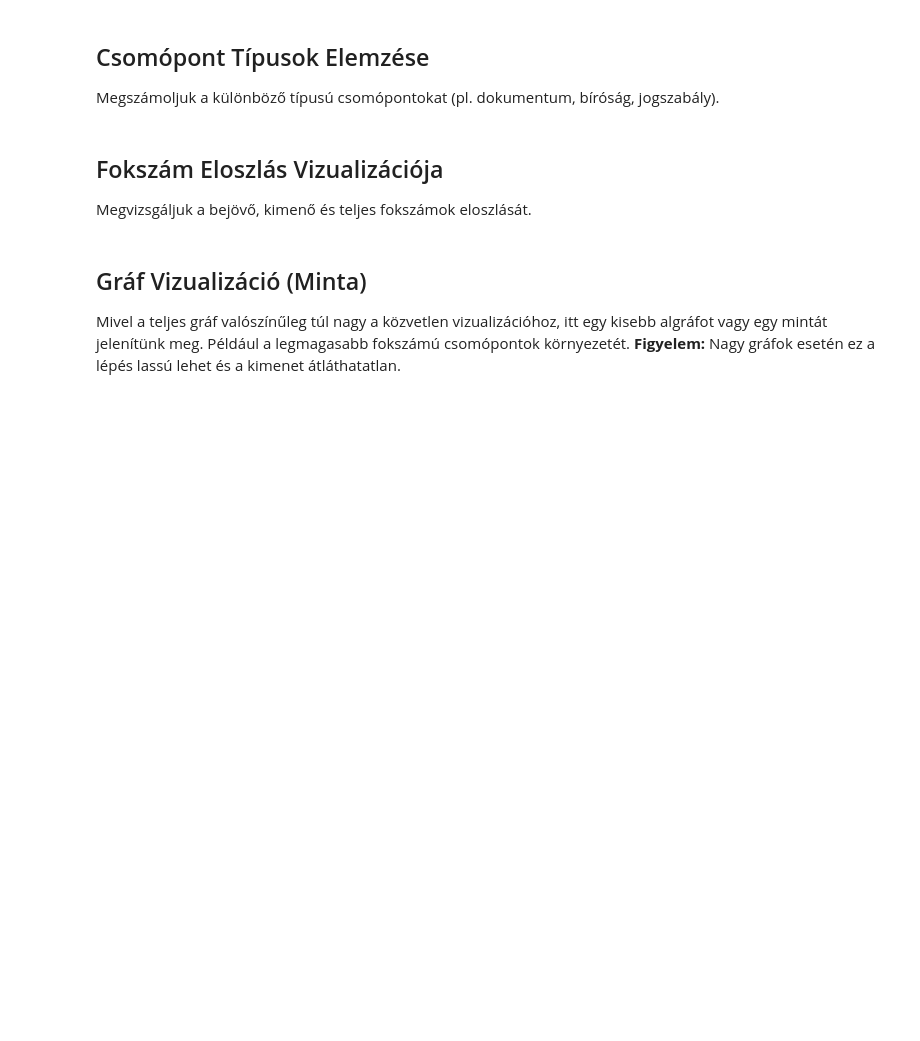
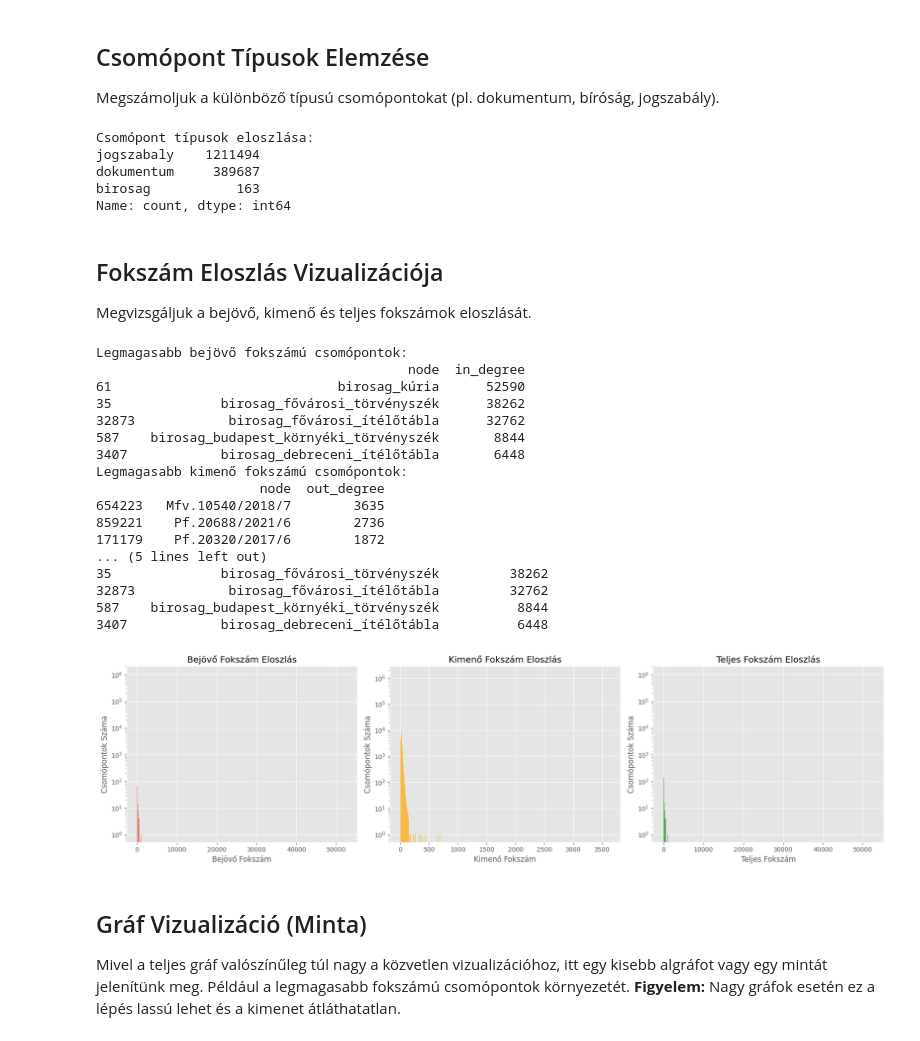
Before and after one commit to ZeleMate/Szakdolgozat, a Jupyter notebook: notebooks/graph_analysis.ipynb, the cells around one changed output. Cells and saved outputs as stored; diff of their text form; code cells hidden in the pictures; blank space fills up the shorter version.

```diff
--- a/notebooks/graph_analysis.ipynb
+++ b/notebooks/graph_analysis.ipynb
@@ -49,14 +116,16 @@ except Exception as e:
 ## Metaadatok Betöltése
 # %%
 try:
+    # Metaadatok betöltése a konfigurációból
+    print(f"Metaadat betöltése: {METADATA_PATH}")
     with open(METADATA_PATH, 'r', encoding='utf-8') as f:
         metadata = json.load(f)
-    print('Metaadatok:')
+    print(f'Metaadatok sikeresen betöltve: {METADATA_PATH}')
+
+    # Betöltött metaadatok megjelenítése
+    print('\nBetöltött Metaadatok:')
     for key, value in metadata.items():
         print(f'- {key}: {value}')
-except FileNotFoundError:
-    print(f'Hiba: A metaadat fájl nem található: {METADATA_PATH}')
-    metadata = None
 except Exception as e:
     print(f'Hiba a metaadat fájl betöltése közben: {e}')
     metadata = None
@@ -100,11 +185,18 @@ if G is not None:
     print('Csomópont típusok eloszlása:')
     print(type_counts)
 
-    # Oszlopdiagram a típusokról
-    fig = px.bar(type_counts, x=type_counts.index, y=type_counts.values, labels={'x':'Típus', 'y':'Darabszám'}, title='Csomópont Típusok Eloszlása')
+    # Oszlopdiagram a típusokról - dict_values helyett listát használunk
+    fig = px.bar(type_counts, x=type_counts.index.tolist(), y=type_counts.values.tolist(), labels={'x':'Típus', 'y':'Darabszám'}, title='Csomópont Típusok Eloszlása')
+
     fig.show()
 else:
     print('A gráf nincs betöltve.')
+# %% [output]
+Csomópont típusok eloszlása:
+jogszabaly    1211494
+dokumentum     389687
+birosag           163
+Name: count, dtype: int64
 # %% [markdown]
 ## Fokszám Eloszlás Vizualizációja
 Megvizsgáljuk a bejövő, kimenő és teljes fokszámok eloszlását.
@@ -115,46 +207,62 @@ if G is not None and num_nodes > 0:
     out_degree_df = pd.DataFrame(out_degrees.items(), columns=['node', 'out_degree']).sort_values('out_degree', ascending=False)
     total_degree_df = pd.DataFrame(total_degrees.items(), columns=['node', 'total_degree']).sort_values('total_degree', ascending=False)
 
-    print('
-Legmagasabb bejövő fokszámú csomópontok:')
+    print('Legmagasabb bejövő fokszámú csomópontok:')
     print(in_degree_df.head())
 
-    print('
-Legmagasabb kimenő fokszámú csomópontok:')
+    print('Legmagasabb kimenő fokszámú csomópontok:')
     print(out_degree_df.head())
 
-    print('
-Legmagasabb teljes fokszámú csomópontok:')
+    print('Legmagasabb teljes fokszámú csomópontok:')
     print(total_degree_df.head())
 
     # Hisztogramok
     plt.figure(figsize=(18, 5))
 
     plt.subplot(1, 3, 1)
-    plt.hist(in_degrees.values(), bins=range(min(in_degrees.values()), max(in_degrees.values()) + 1, 1), alpha=0.7)
+    plt.hist(list(in_degrees.values()), bins=range(min(in_degrees.values()), max(in_degrees.values()) + 1, 1), alpha=0.7)
     plt.title('Bejövő Fokszám Eloszlás')
     plt.xlabel('Bejövő Fokszám')
     plt.ylabel('Csomópontok Száma')
     plt.yscale('log') # Logaritmikus skála hasznos lehet
 
     plt.subplot(1, 3, 2)
-    plt.hist(out_degrees.values(), bins=range(min(out_degrees.values()), max(out_degrees.values()) + 1, 1), alpha=0.7, color='orange')
+    plt.hist(list(out_degrees.values()), bins=range(min(out_degrees.values()), max(out_degrees.values()) + 1, 1), alpha=0.7, color='orange')
     plt.title('Kimenő Fokszám Eloszlás')
     plt.xlabel('Kimenő Fokszám')
     plt.ylabel('Csomópontok Száma')
     plt.yscale('log')
 
     plt.subplot(1, 3, 3)
-    plt.hist(total_degrees.values(), bins=range(min(total_degrees.values()), max(total_degrees.values()) + 1, 1), alpha=0.7, color='green')
+    plt.hist(list(total_degrees.values()), bins=range(min(total_degrees.values()), max(total_degrees.values()) + 1, 1), alpha=0.7, color='green')
     plt.title('Teljes Fokszám Eloszlás')
     plt.xlabel('Teljes Fokszám')
     plt.ylabel('Csomópontok Száma')
     plt.yscale('log')
 
     plt.tight_layout()
     plt.show()
 else:
     print('A gráf nincs betöltve vagy üres.')
+# %% [output]
+Legmagasabb bejövő fokszámú csomópontok:
+                                        node  in_degree
+61                             birosag_kúria      52590
+35              birosag_fővárosi_törvényszék      38262
+32873            birosag_fővárosi_ítélőtábla      32762
+587    birosag_budapest_környéki_törvényszék       8844
+3407            birosag_debreceni_ítélőtábla       6448
+Legmagasabb kimenő fokszámú csomópontok:
+                     node  out_degree
+654223   Mfv.10540/2018/7        3635
+859221    Pf.20688/2021/6        2736
+171179    Pf.20320/2017/6        1872
+... (5 lines left out)
+35              birosag_fővárosi_törvényszék         38262
+32873            birosag_fővárosi_ítélőtábla         32762
+587    birosag_budapest_környéki_törvényszék          8844
+3407            birosag_debreceni_ítélőtábla          6448
+[figure, added]
 # %% [markdown]
 ## Gráf Vizualizáció (Minta)
 Mivel a teljes gráf valószínűleg túl nagy a közvetlen vizualizációhoz, itt egy kisebb algráfot vagy egy mintát jelenítünk meg. Például a legmagasabb fokszámú csomópontok környezetét.
```
Also changed, not shown: parts of 14 cells of this notebook, 4 other files.
